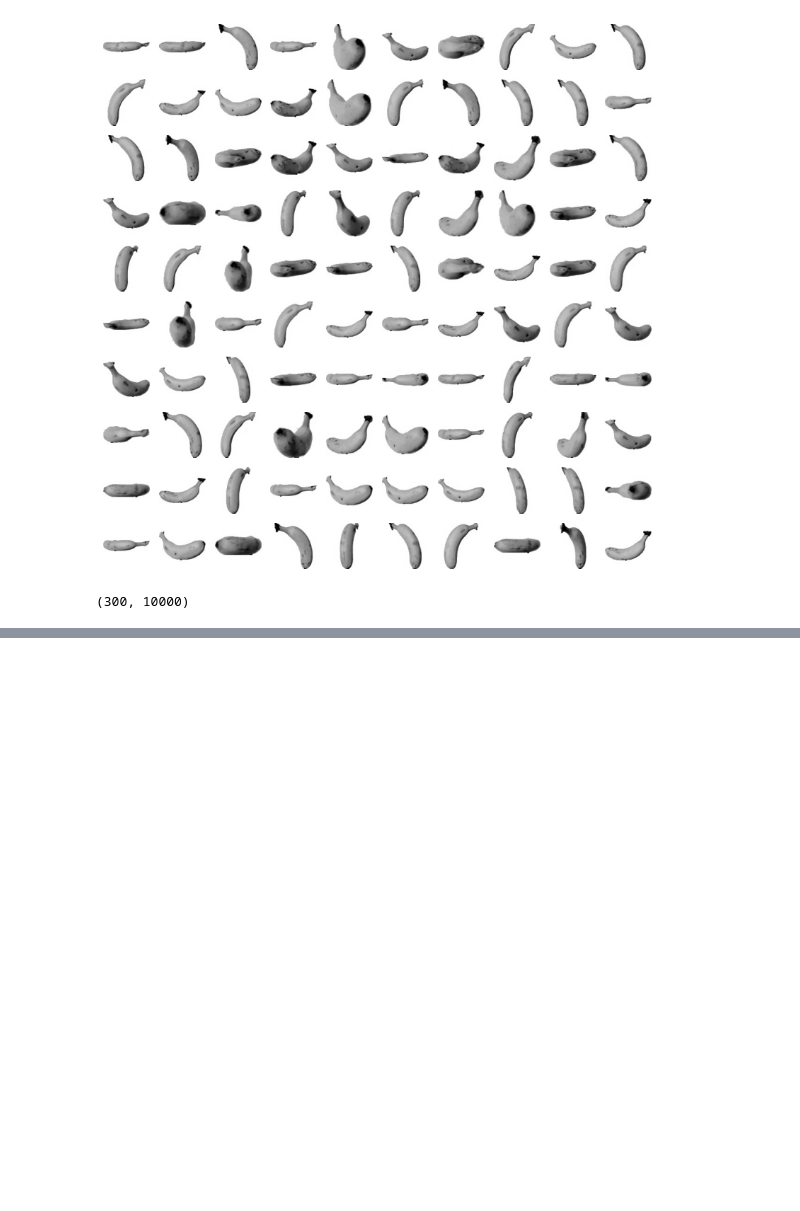
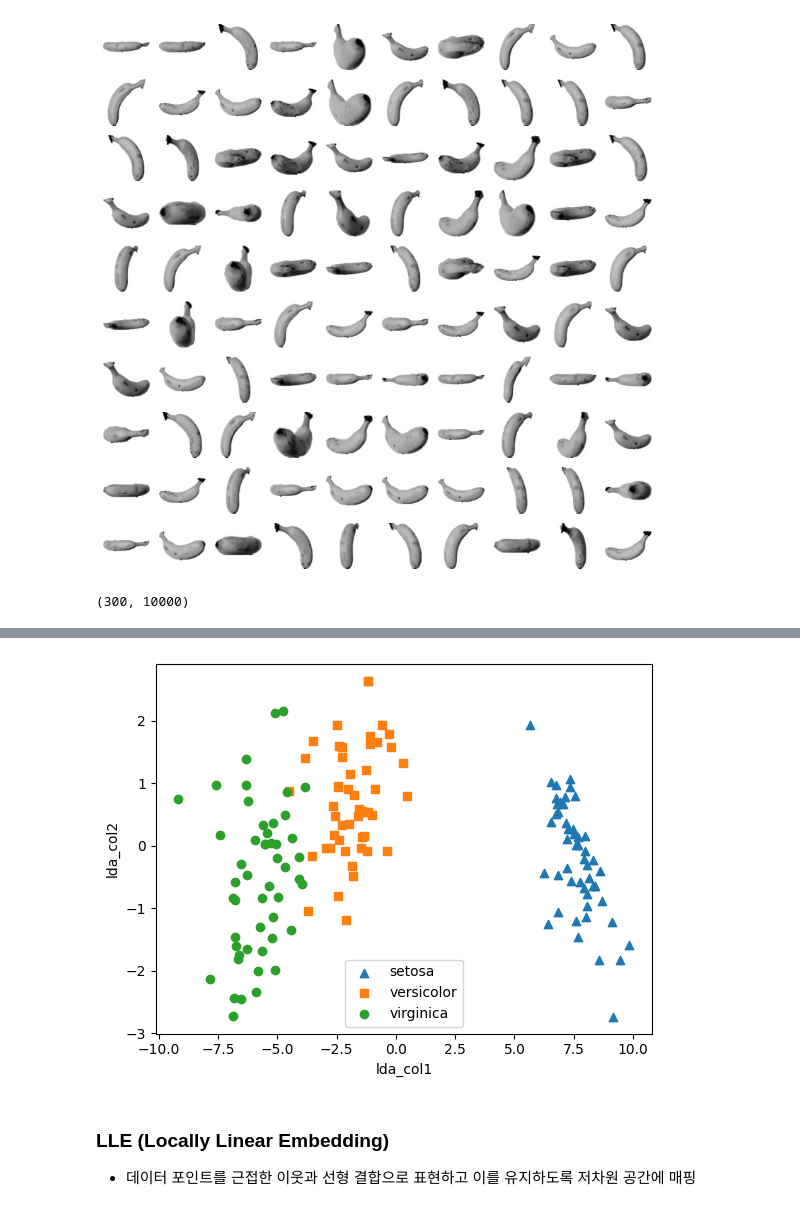
Before and after one commit to GTU9/encore_skn11, a Jupyter notebook: 05_ml_workspace/06_dim_reduction/01_pca_lda.ipynb, the cells around one changed output, grey strips where cells are left out. Cells and saved outputs as stored; diff of their text form; code cells hidden in the pictures; blank space fills up the shorter version.

```diff
--- a/05_ml_workspace/06_dim_reduction/01_pca_lda.ipynb
+++ b/05_ml_workspace/06_dim_reduction/01_pca_lda.ipynb
@@ -135,0 +217,36 @@ fruit_1d.shape
+# %%
+from sklearn.preprocessing import StandardScaler
+
+iris_data=load_iris()
+
+scaler=StandardScaler()
+
+iris_scaled = scaler.fit_transform(iris_data.data)
+# %%
+# LDA 변환
+from sklearn.discriminant_analysis import LinearDiscriminantAnalysis
+
+lda=LinearDiscriminantAnalysis(n_components=2)
+iris_lda=lda.fit_transform(iris_scaled,iris_data.target)
+# %%
+# LDA로 축소한 데이터 시각화
+
+iris_lda_df=pd.DataFrame(iris_lda,columns=['lda_col1','lda_col2'])
+iris_lda_df['target']=iris_data.target
+
+markers = ['^', 's', 'o']
+
+for i, marker in enumerate(markers):
+    x = iris_lda_df[iris_lda_df['target'] == i]['lda_col1']
+    y = iris_lda_df[iris_lda_df['target'] == i]['lda_col2']
+    plt.scatter(x, y, marker=marker, label=iris_data.target_names[i])
+
+plt.legend()
+plt.xlabel('lda_col1')
+plt.ylabel('lda_col2')
+plt.show()
+# %% [output]
+[figure, added]
+# %% [markdown]
+### LLE (Locally Linear Embedding)
+- 데이터 포인트를 근접한 이웃과 선형 결합으로 표현하고 이를 유지하도록 저차원 공간에 매핑
```
Also changed, not shown: parts of 17 cells of this notebook.
